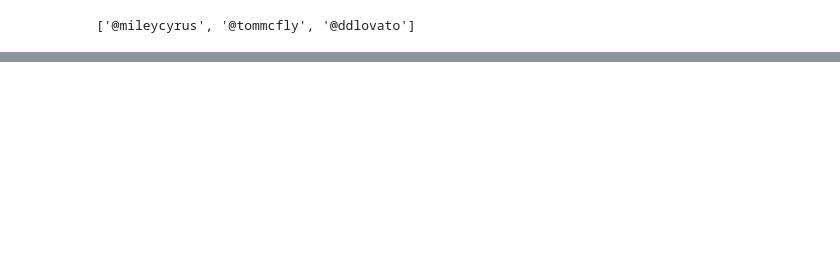
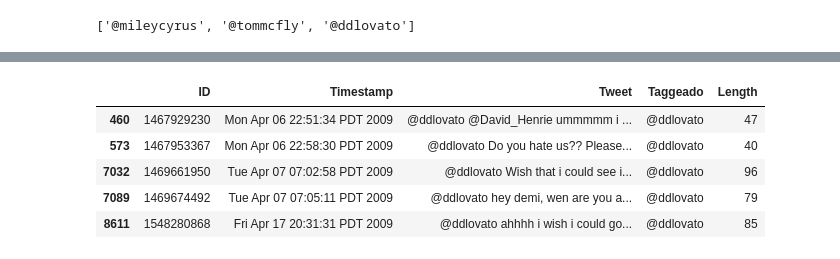
Before and after one commit to rub3ng0nzalez/MSDegree, a Jupyter notebook: TextMiningandImageRecognition/HT3/HT3RDG.ipynb, the cells around one changed output, grey strips where cells are left out. Cells and saved outputs as stored; diff of their text form; code cells hidden in the pictures; blank space fills up the shorter version.

```diff
--- a/TextMiningandImageRecognition/HT3/HT3RDG.ipynb
+++ b/TextMiningandImageRecognition/HT3/HT3RDG.ipynb
@@ -285,0 +307,9 @@ See the caveats in the documentation: http://pandas.pydata.org/pandas-docs/stabl
+# %%
+ContieneCorpus[2].head()
+# %% [output]
+|  | ID | Timestamp | Tweet | Taggeado | Length |
+| 460 | 1467929230 | Mon Apr 06 22:51:34 PDT 2009 | @ddlovato @David_Henrie ummmmm i ... | @ddlovato | 47 |
+| 573 | 1467953367 | Mon Apr 06 22:58:30 PDT 2009 | @ddlovato Do you hate us?? Please... | @ddlovato | 40 |
+| 7032 | 1469661950 | Tue Apr 07 07:02:58 PDT 2009 | @ddlovato Wish that i could see i... | @ddlovato | 96 |
+| 7089 | 1469674492 | Tue Apr 07 07:05:11 PDT 2009 | @ddlovato hey demi, wen are you a... | @ddlovato | 79 |
+| 8611 | 1548280868 | Fri Apr 17 20:31:31 PDT 2009 | @ddlovato ahhhh i wish i could go... | @ddlovato | 85 |
```
Also changed, not shown: parts of 9 cells of this notebook.
